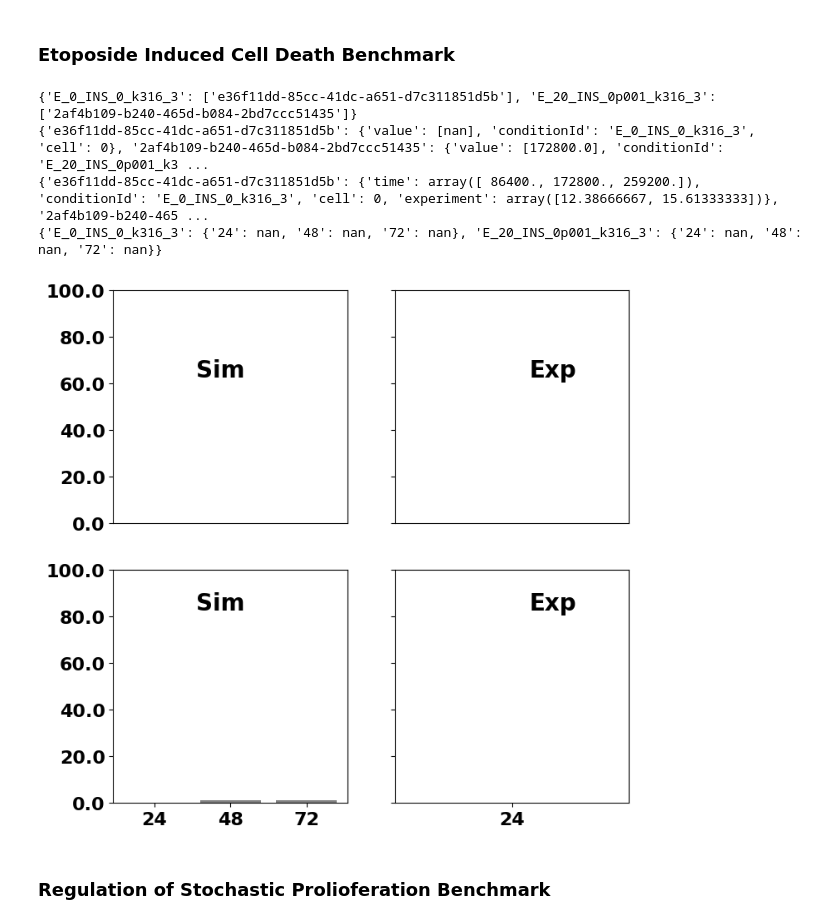
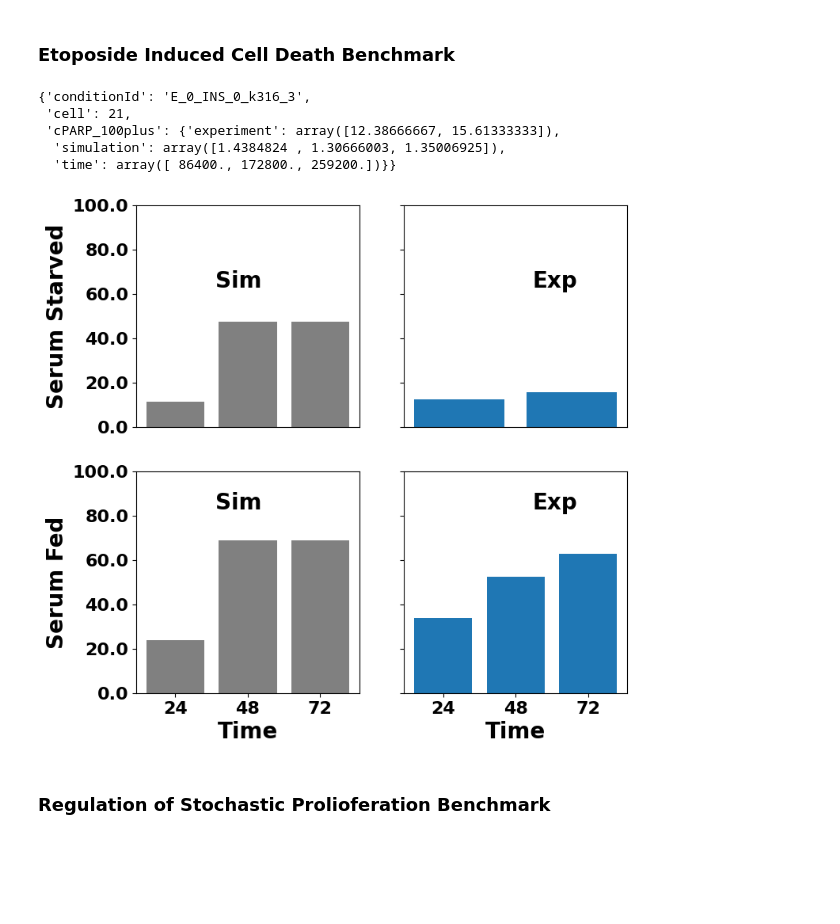
Before and after one commit to JonahRileyHuggins/SPARCED, a Jupyter notebook: SPARCED/src/validation/visualization/benchmark evaluation notebook.ipynb, the cells around one changed output. Cells and saved outputs as stored; diff of their text form; code cells hidden in the pictures; blank space fills up the shorter version.

Commit message:
etoposide-induced-cell-death benchmark validated to work.

```diff
--- a/SPARCED/src/validation/visualization/benchmark evaluation notebook.ipynb
+++ b/SPARCED/src/validation/visualization/benchmark evaluation notebook.ipynb
@@ -654,40 +654,48 @@ fig.savefig(f'cell_cycle/results/{data_name}.png', dpi=300)
 [figure]
 # %% [markdown]
 ### Etoposide Induced Cell Death Benchmark
+# %%
+data['0191e693-1aec-413f-ade2-11b1b3426042']
+# %% [output]
+{'conditionId': 'E_0_INS_0_k316_3',
+ 'cell': 21,
+ 'cPARP_100plus': {'experiment': array([12.38666667, 15.61333333]),
+  'simulation': array([1.4384824 , 1.30666003, 1.35006925]),
+  'time': array([ 86400., 172800., 259200.])}}
 # %%
-# # Main code execution
-# data_name = get_data_title()
-# data_file = f'etoposide-induced-cell-death/results/{data_name}.pkl'
-# data = Helpers.load_data(data_file)
+# Main code execution
+data_name = get_data_title()
+data_file = f'etoposide-induced-cell-death/results/{data_name}.pkl'
+data = Helpers.load_data(data_file)
 conds_registry = CellPopMetrics(data).get_registry()
-print(conds_registry)
 CELLS_PER_SIM_CONDITION = 80
 
 dead_cells_sim = CellDeathMetrics(data, 'cPARP_100plus').time_to_death()
-print(dead_cells_sim)
 dead_cells_exp = Helpers.extract_experimental_data(data, 'cPARP_100plus')
-print(dead_cells_exp)
+
 dead_cells_per_cond_sim = CellDeathMetrics.calculate_dead_cells(dead_cells_sim, CELLS_PER_SIM_CONDITION)
 dead_cells_per_cond_exp = CellDeathMetrics.match_calculate_dead_cells_struct(dead_cells_exp)
-print(dead_cells_per_cond_exp)
+
 # Plotting
 split_left_right = LeftRightSplit(nrows = 2, ncols = 2, figsize = (8, 8), width_ratios = [4,4])
 split_left_right.plot_left_bar(data=dead_cells_per_cond_sim, colors = ['grey', 'grey'], error_bars=False, x_labels=['24', '48', '72'], y_range=[0, 100])
 
 split_left_right.plot_right(dead_cells_per_cond_exp, error_bars=False, x_labels=['24', '48', '72'], y_range=[0, 100])
 
 split_left_right.disable_axes_labels(axes='right', y_axis=True)
 
 split_left_right.add_text(text='Sim', x=0.25, y=0.75, fontsize=20, weight='bold')
 split_left_right.add_text(text='Sim', x=0.25, y=0.4, fontsize=20, weight='bold')
 split_left_right.add_text(text='Exp', x=0.75, y=0.75, fontsize=20, weight='bold')
 split_left_right.add_text(text='Exp', x=0.75, y=0.4, fontsize=20, weight='bold')
+
+split_left_right.axes_left[0].set_ylabel('Serum Starved', fontsize = 20, weight = 'bold')
+split_left_right.axes_left[1].set_ylabel('Serum Fed', fontsize = 20, weight = 'bold')
+split_left_right.axes_left[1].set_xlabel('Time', fontsize=20, weight='bold')
+split_left_right.axes_right[1].set_xlabel('Time', fontsize=20, weight='bold')
+split_left_right.show()
 # %% [output]
-{'E_0_INS_0_k316_3': ['e36f11dd-85cc-41dc-a651-d7c311851d5b'], 'E_20_INS_0p001_k316_3': ['2af4b109-b240-465d-b084-2bd7ccc51435']}
-{'e36f11dd-85cc-41dc-a651-d7c311851d5b': {'value': [nan], 'conditionId': 'E_0_INS_0_k316_3', 'cell': 0}, '2af4b109-b240-465d-b084-2bd7ccc51435': {'value': [172800.0], 'conditionId': 'E_20_INS_0p001_k3 ...
-{'e36f11dd-85cc-41dc-a651-d7c311851d5b': {'time': array([ 86400., 172800., 259200.]), 'conditionId': 'E_0_INS_0_k316_3', 'cell': 0, 'experiment': array([12.38666667, 15.61333333])}, '2af4b109-b240-465 ...
-{'E_0_INS_0_k316_3': {'24': nan, '48': nan, '72': nan}, 'E_20_INS_0p001_k316_3': {'24': nan, '48': nan, '72': nan}}
-[figure, old version]
+[figure, new version]
 # %% [markdown]
 ### Regulation of Stochastic Prolioferation Benchmark
 # %%
```
Also changed, not shown: 2 other files.
